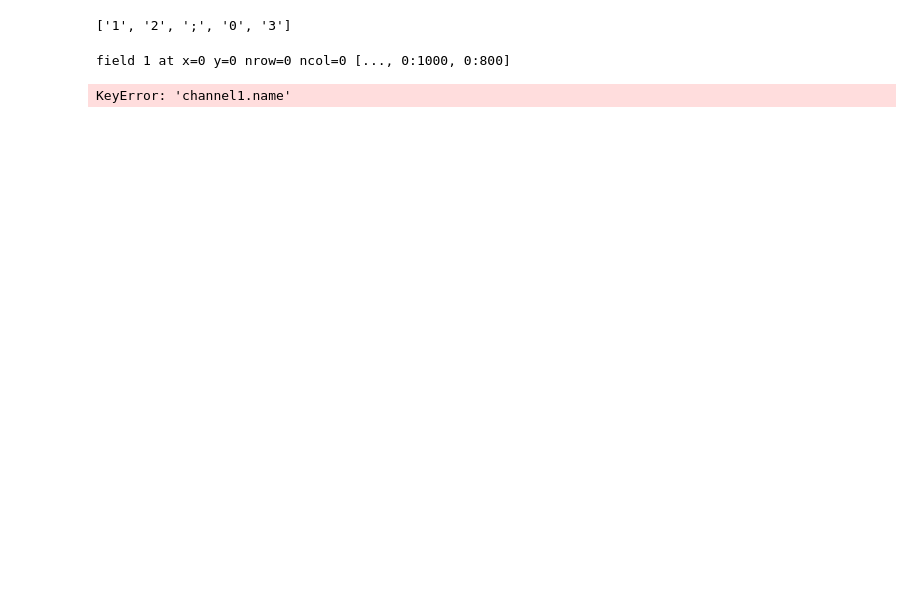
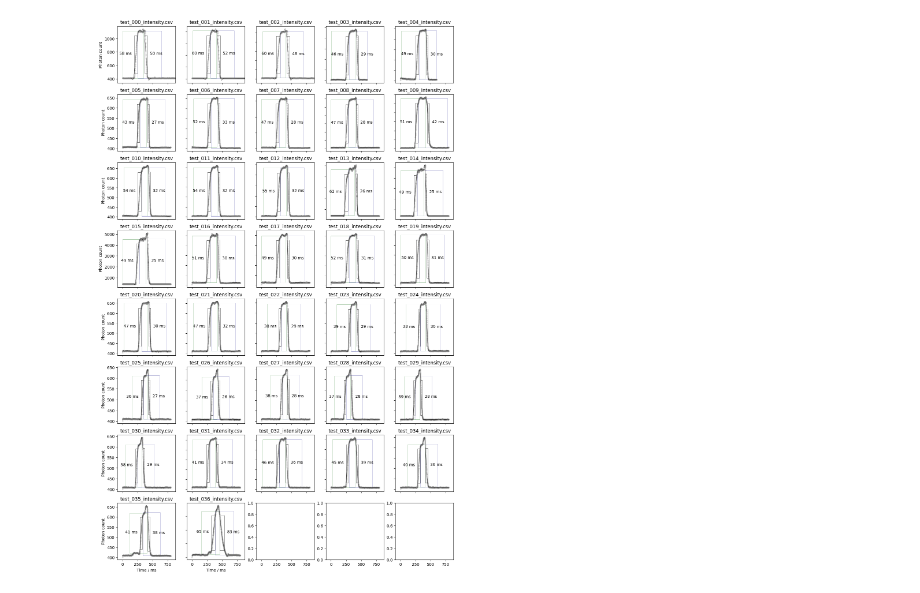
Before and after one commit to ximeg/tirf_toolkit, a Jupyter notebook: rise_time_analysis.ipynb, the cells around one changed output. Drawn from its saved outputs; the diff is of its cells as text; code cells hidden in the pictures; blank space fills up the shorter version.

Commit message:
Rise time analysis Jupyter notebook - done!

```diff
--- a/rise_time_analysis.ipynb
+++ b/rise_time_analysis.ipynb
@@ -262,3 +7,0 @@ array([[[   0,    1,    2, ...,   31,   32,   33],
-# %%
-d = {k:v for (k, v) in img.tag.items()}
-d[270]
@@ -314,21 +7,0 @@ meta = dict(fieldArrangement="[1,2;0,3]",
-# %%
-f = re.findall('[\d|;]', meta["fieldArrangement"])
-f
-# %% [output]
-['1', '2', ';', '0', '3']
-# %%
-W, H = 1000, 800
-x, y, nrow, ncol = 0, 0, 0, 0
-m = '1'
-for token in f:
-    if m == token:
-        print(f"field {m} at x={x} y={y} nrow={nrow} ncol={ncol} [..., {W*x}:{W*(x+1)}, {H*y}:{H*(y+1)}]")
-    x += 1
-    ncol += 1
-    if token == ';':
-        y += 1
-        x = 0
-        nrow += 1
-        ncol = 0
-# %% [output]
-field 1 at x=0 y=0 nrow=0 ncol=0 [..., 0:1000, 0:800]
@@ -367,4 +7,0 @@ def get_channel_info(metadata):
-# %%
-get_channel_info(meta)
-# %% [output]
-KeyError: 'channel1.name'
@@ -372,0 +116,39 @@ meta
+# %%
+dir = r"sm_particle_counter/test/data/intensity"
+lkw = dict(color="k", lw=0.1)
+lkwr = dict(color="r", lw=0.2)
+
+
+N = len(listdir(dir))
+ncol = 5
+nrow = (N-1) // ncol + 1
+fig, axs = plt.subplots(nrow, ncol, figsize=(15,3*nrow), sharey=False, sharex=True)
+
+xmin = 1e6
+xmax = -1e6
+
+timings = []
+for i in range(N):
+    col = i % ncol
+    row = i // ncol
+    fn = listdir(dir)[i]
+
+    df, front, back = analyze_csv(path.join(dir, fn))
+    timings.append(dict(fn=fn, front=front.tau, back=back.tau))
+
+    ax = axs[row, col]
+
+    xmin = min(front.start - 0.2*front.w, xmin)
+    xmax = max(back.end + 0.2*back.w, xmax)
+
+    show_dataset(df, front, back, ax)
+
+    #ax.plot(df[channel], label=channel, color="lightblue")
+    ax.set_title(fn)
+    ax.label_outer()
+
+ax.set_xlim(xmin, xmax);
+
+plt.savefig("rise_time_analysis.pdf")
+# %% [output]
+[figure, added]
```
Also changed, not shown: parts of 29 cells of this notebook, 48 other files.
